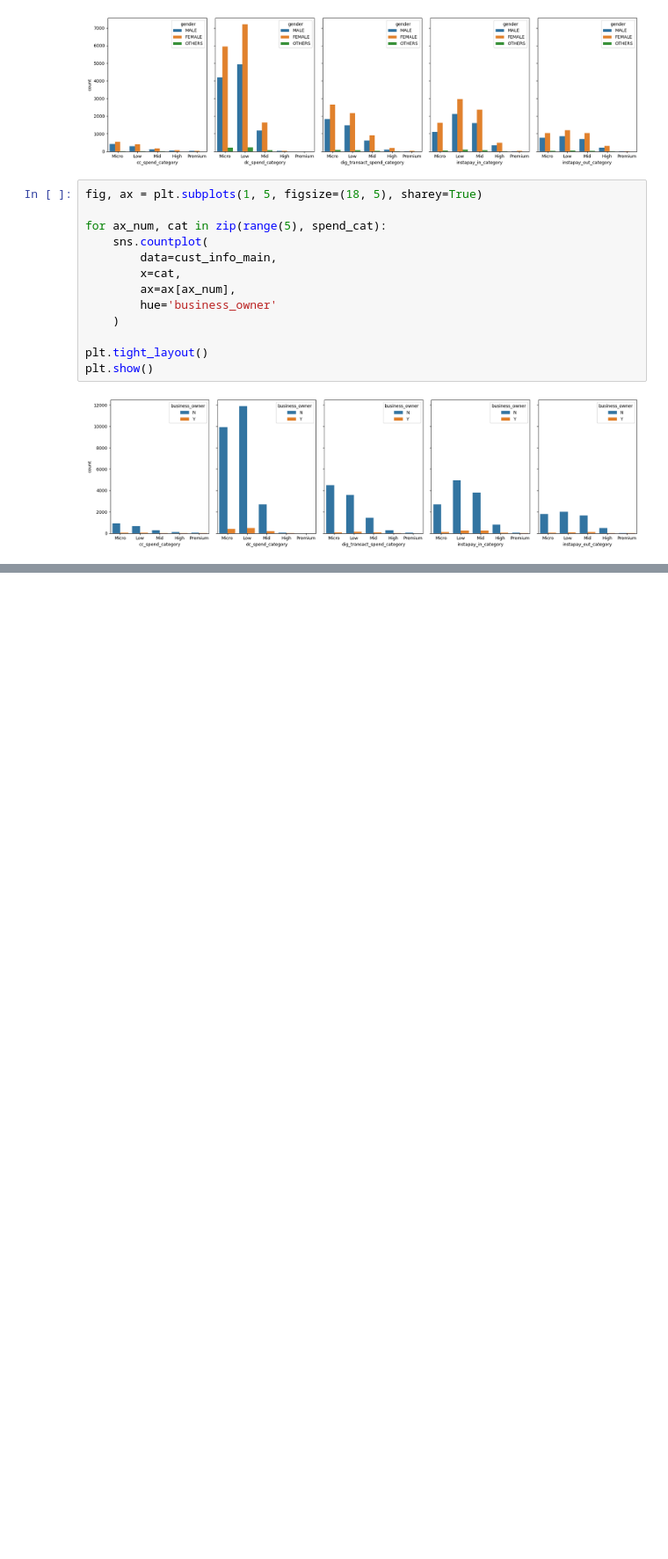
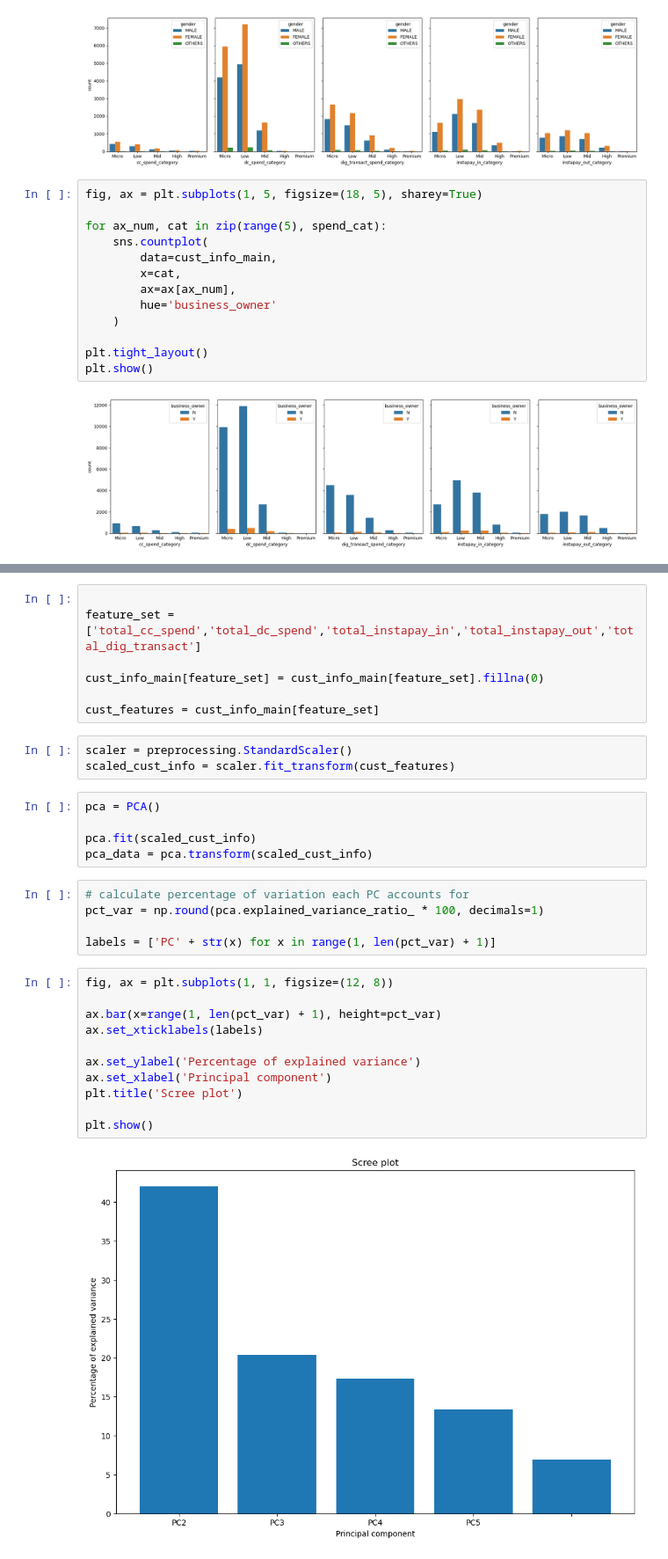
Before and after one commit to drksz/bank-customer-segmentation, a Jupyter notebook: EDA.ipynb, the cells around one changed output, grey strips where cells are left out. Shown at 88% size. Cells and saved outputs as stored; diff of their text form; blank space fills up the shorter version.

Commit message:
start PCA on spending features

```diff
--- a/EDA.ipynb
+++ b/EDA.ipynb
@@ -406,0 +423,33 @@ plt.show()
+# %%
+
+feature_set = ['total_cc_spend','total_dc_spend','total_instapay_in','total_instapay_out','total_dig_transact']
+
+cust_info_main[feature_set] = cust_info_main[feature_set].fillna(0)
+
+cust_features = cust_info_main[feature_set]
+# %%
+scaler = preprocessing.StandardScaler()
+scaled_cust_info = scaler.fit_transform(cust_features)
+# %%
+pca = PCA()
+
+pca.fit(scaled_cust_info)
+pca_data = pca.transform(scaled_cust_info)
+# %%
+# calculate percentage of variation each PC accounts for
+pct_var = np.round(pca.explained_variance_ratio_ * 100, decimals=1)
+
+labels = ['PC' + str(x) for x in range(1, len(pct_var) + 1)]
+# %%
+fig, ax = plt.subplots(1, 1, figsize=(12, 8))
+
+ax.bar(x=range(1, len(pct_var) + 1), height=pct_var)
+ax.set_xticklabels(labels)
+
+ax.set_ylabel('Percentage of explained variance')
+ax.set_xlabel('Principal component')
+plt.title('Scree plot')
+
+plt.show()
+# %% [output]
+[figure, added]
```
Also changed, not shown: parts of 6 cells of this notebook.
